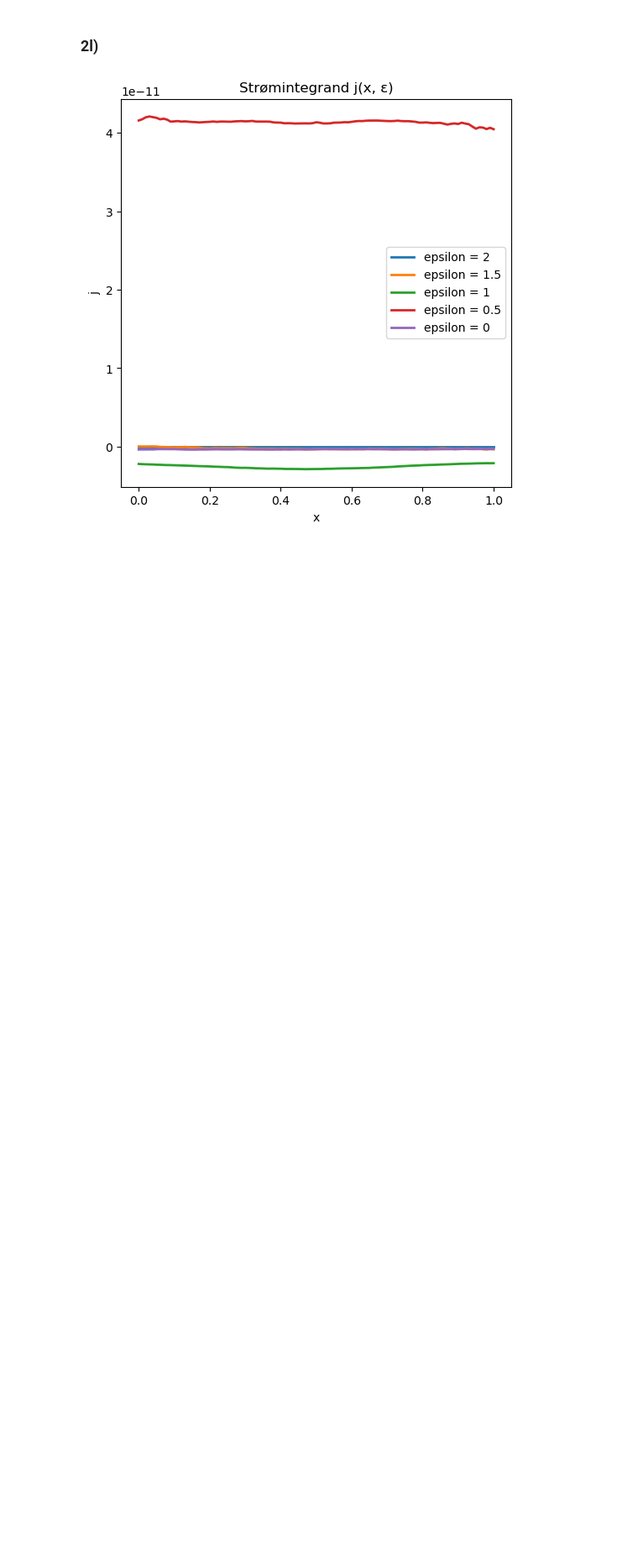
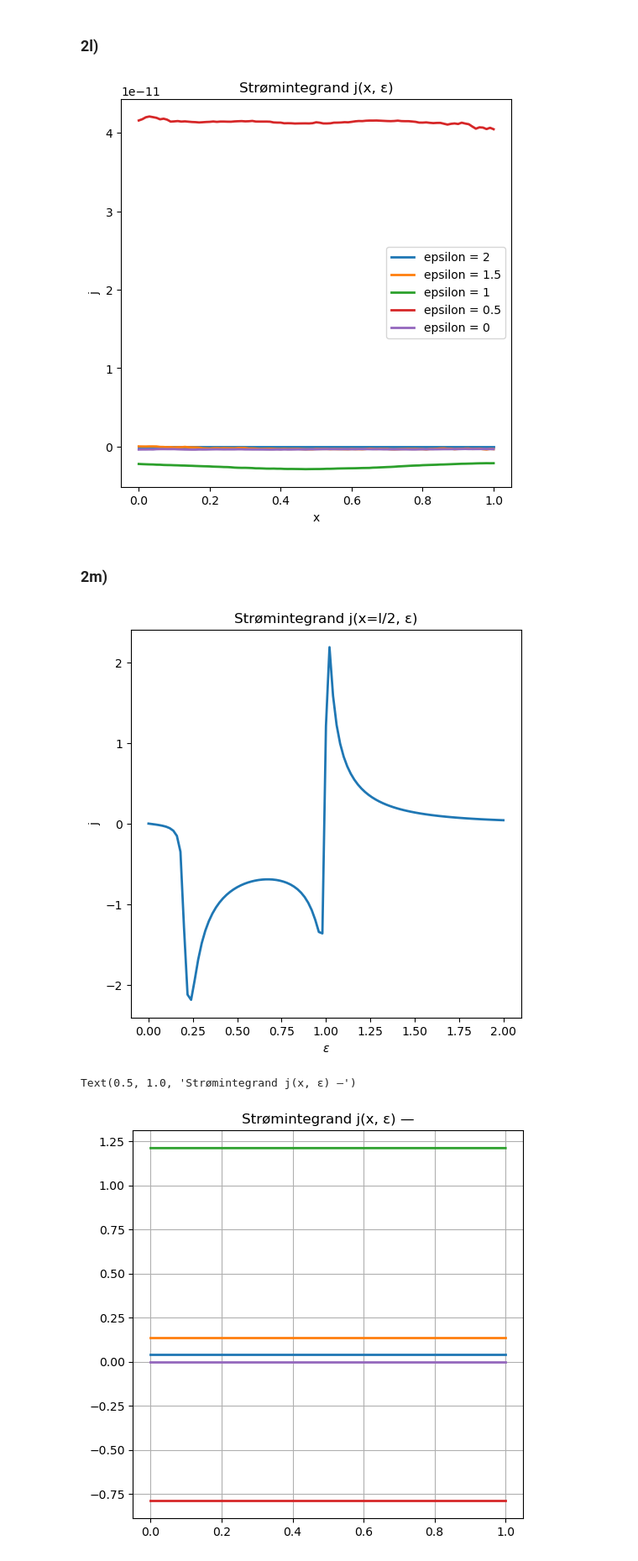
Before and after one commit to selmaberg05/TMA4320-Prosjekt3-gruppe-Andrihol-Emilyan-Selmahbe, a Jupyter notebook: Prosjekt3.ipynb, the cells around one changed output. Shown at 84% size. Saved outputs shown, nothing was run; the diff lists cells and outputs as text; code cells hidden in the pictures; blank space fills up the shorter version.

```diff
--- a/Prosjekt3.ipynb
+++ b/Prosjekt3.ipynb
@@ -882,7 +882,7 @@ for l in l_vals:
     y0 = np.zeros((32, m))
     solutions = {}
     for i, eps in enumerate(reversed(eps_vals)):
-        res = solve_bvp(make_fun(eps), make_bc_super(eps), x, y0)
+        res = solve_bvp(lambda x, vec: fun(x, vec, eps), lambda vL, vR: bc_super(vL, vR, eps), x, y0)
         solutions[eps] = res.y
         y0 = res.sol(x)
 
@@ -956,3 +956,54 @@ plt.grid()
 plt.show()
 # %% [output]
 [figure]
+# %% [markdown]
+### 2m)
+# %%
+phiL = 1
+phiR = 0
+eps_vals = np.linspace(0, 2, 101)
+l = 1
+
+x = np.linspace(0, l, m)
+y0 = np.zeros((32, m))
+solutions = {}
+for i, eps in enumerate(reversed(eps_vals)):
+    res = solve_bvp(lambda x, vec: fun(x, vec, eps), lambda vL, vR: bc_super(vL, vR, eps, phiL, phiR), x, y0)
+    solutions[eps] = res.y
+    y0 = res.sol(x)
+
+m_i = m // 2
+
+# j som funksjon av energi i midten
+j_lst = []
+for eps in eps_vals:
+    g, gt, w, wt = splitMatrices(solutions[eps][:, m_i])
+    ghat = gh(g, gt)
+    dx_ghat = dx_gh(g, gt, w, wt)
+    j_lst.append(j(ghat, dx_ghat))
+
+plt.figure()
+plt.plot(eps_vals, j_lst)
+plt.title("Strømintegrand j(x=l/2, ε)")
+plt.xlabel(r"$\varepsilon$")
+plt.ylabel("j")
+plt.grid()
+plt.show()
+
+# Sjekk om j er konservert som funksjon av posisjon
+eps_check = [2, 1.5, 1, 0.5, 0]
+plt.figure()
+for eps in eps_check:
+    j_pos = []
+    for i in range(m):
+        g, gt, w, wt = splitMatrices(solutions[eps][:, i])
+        ghat = gh(g, gt)
+        dx_ghat = dx_gh(g, gt, w, wt)
+        j_pos.append(j(ghat, dx_ghat))
+    plt.plot(x, j_pos, label=f"epsilon = {eps}")
+plt.title("Strømintegrand j(x, ε)")
+plt.show()
+# %% [output]
+[figure, added]
+Text(0.5, 1.0, 'Strømintegrand j(x, ε) —')
+[figure, added]
```
Also changed, not shown: parts of 8 cells of this notebook.
